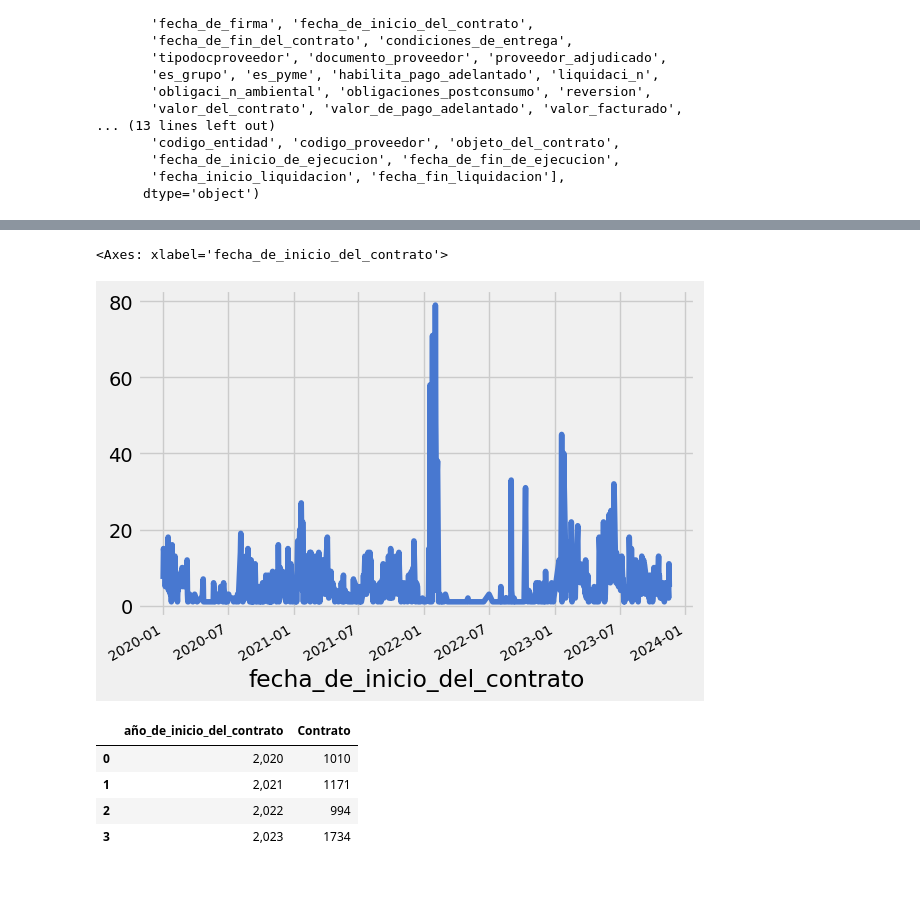
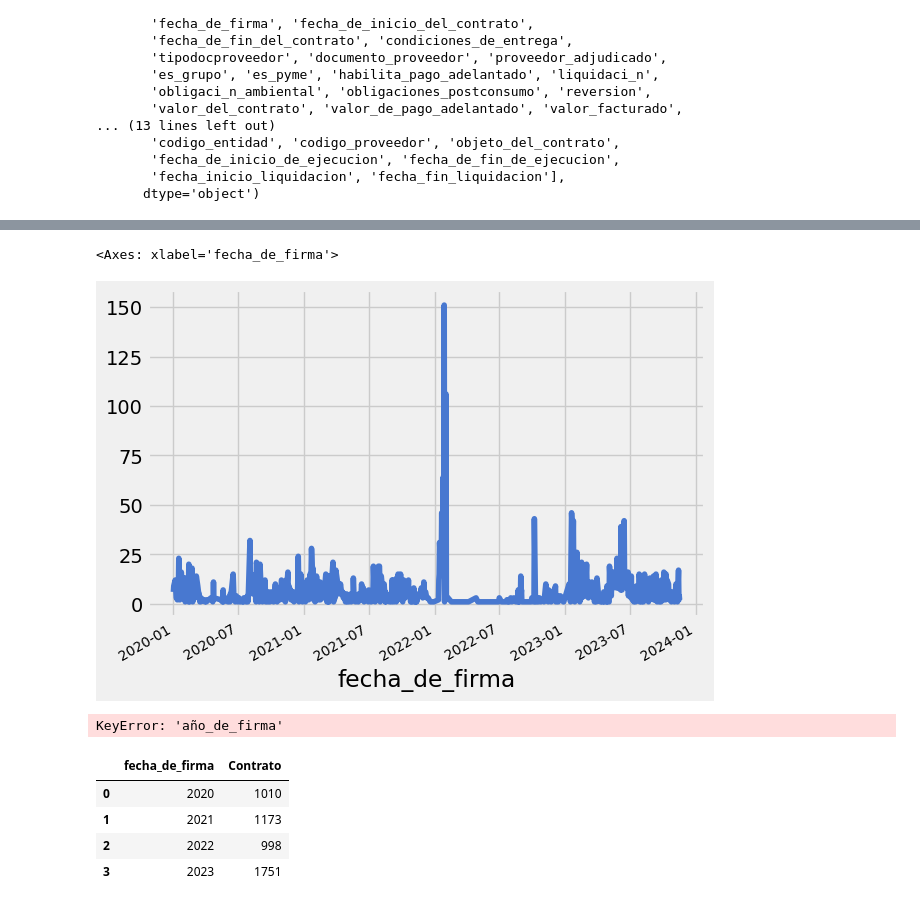
Before and after one commit to astrandrea/AnConESAP, a Jupyter notebook: codigo/preprocesamiento/preprocesamiento.ipynb, the cells around one changed output, grey strips where cells are left out. Drawn from its saved outputs; the diff is of its cells as text; code cells hidden in the pictures.

```diff
--- a/codigo/preprocesamiento/preprocesamiento.ipynb
+++ b/codigo/preprocesamiento/preprocesamiento.ipynb
@@ -135,12 +155,12 @@ df['fecha_de_inicio_del_contrato'] = pd.to_datetime(df['fecha_de_inicio_del_cont
 # %%
-df['fecha_de_fin_del_contrato'] = df['fecha_de_fin_del_contrato'].str.split('T').str[0]
-df['fecha_de_fin_del_contrato'] = pd.to_datetime(df['fecha_de_fin_del_contrato'], format='%Y-%m-%d')
+secop['fecha_de_fin_del_contrato'] = secop['fecha_de_fin_del_contrato'].str.split('T').str[0]
+secop['fecha_de_fin_del_contrato'] = pd.to_datetime(secop['fecha_de_fin_del_contrato'], format='%Y-%m-%d')
 # %%
-df['fecha_de_inicio_de_ejecucion'] = df['fecha_de_inicio_de_ejecucion'].str.split('T').str[0]
-df['fecha_de_inicio_de_ejecucion'] = pd.to_datetime(df['fecha_de_inicio_de_ejecucion'], format='%Y-%m-%d')
+secop['fecha_de_inicio_de_ejecucion'] = secop['fecha_de_inicio_de_ejecucion'].str.split('T').str[0]
+secop['fecha_de_inicio_de_ejecucion'] = pd.to_datetime(secop['fecha_de_inicio_de_ejecucion'], format='%Y-%m-%d')
 # %%
-df['fecha_de_fin_de_ejecucion'] = df['fecha_de_fin_de_ejecucion'].str.split('T').str[0]
-df['fecha_de_fin_de_ejecucion'] = pd.to_datetime(df['fecha_de_fin_de_ejecucion'], format='%Y-%m-%d')
+secop['fecha_de_fin_de_ejecucion'] = secop['fecha_de_fin_de_ejecucion'].str.split('T').str[0]
+secop['fecha_de_fin_de_ejecucion'] = pd.to_datetime(secop['fecha_de_fin_de_ejecucion'], format='%Y-%m-%d')
 # %%
-df['fecha_fin_liquidacion'] = df['fecha_fin_liquidacion'].str.split('T').str[0]
-df['fecha_fin_liquidacion'] = pd.to_datetime(df['fecha_fin_liquidacion'], format='%Y-%m-%d')
+secop['fecha_fin_liquidacion'] = secop['fecha_fin_liquidacion'].str.split('T').str[0]
+secop['fecha_fin_liquidacion'] = pd.to_datetime(secop['fecha_fin_liquidacion'], format='%Y-%m-%d')
@@ -165,9 +180,11 @@ plt.style.use("fivethirtyeight")
 #Esta línea es para cambiar los colores que vienen por defecto
 sns.set_palette('muted')
 # %%
-df.groupby('fecha_de_inicio_del_contrato')['fecha_de_inicio_del_contrato'].count().plot()
+df.groupby('fecha_de_firma')['fecha_de_firma'].count().plot()
 # %% [output]
-<Axes: xlabel='fecha_de_inicio_del_contrato'>
+<Axes: xlabel='fecha_de_firma'>
-[figure, old version]
+[figure, new version]
 # %%
-df['año_de_fin_contrato'] = df['fecha_de_fin_del_contrato'].dt.year
+df['fecha_de_firma'] = df['año_de_firma'].dt.year
+# %% [output]
+KeyError: 'año_de_firma'
@@ -180,15 +195,15 @@ from IPython.display import display
 df['Contrato'] = 1
 
 # Agrupar por fecha de inicio y fecha de fin y contar el número de contratos
-tabla_contratos = df.groupby(['año_de_inicio_del_contrato']).agg({'Contrato': 'count'}).reset_index()
+tabla_contratos = df.groupby(['fecha_de_firma']).agg({'Contrato': 'count'}).reset_index()
 
 # Mostrar la tabla completa
 display(tabla_contratos)
 # %% [output]
-|  | año_de_inicio_del_contrato | Contrato |
-| 0 | 2,020 | 1010 |
-| 1 | 2,021 | 1171 |
-| 2 | 2,022 | 994 |
-| 3 | 2,023 | 1734 |
+|  | fecha_de_firma | Contrato |
+| 0 | 2020 | 1010 |
+| 1 | 2021 | 1173 |
+| 2 | 2022 | 998 |
+| 3 | 2023 | 1751 |
 # %%
 # Agrupar por año y modalidad de contratación y contar el número de contratos en cada grupo
```
Also changed, not shown: parts of 23 cells of this notebook, 3 other files.
